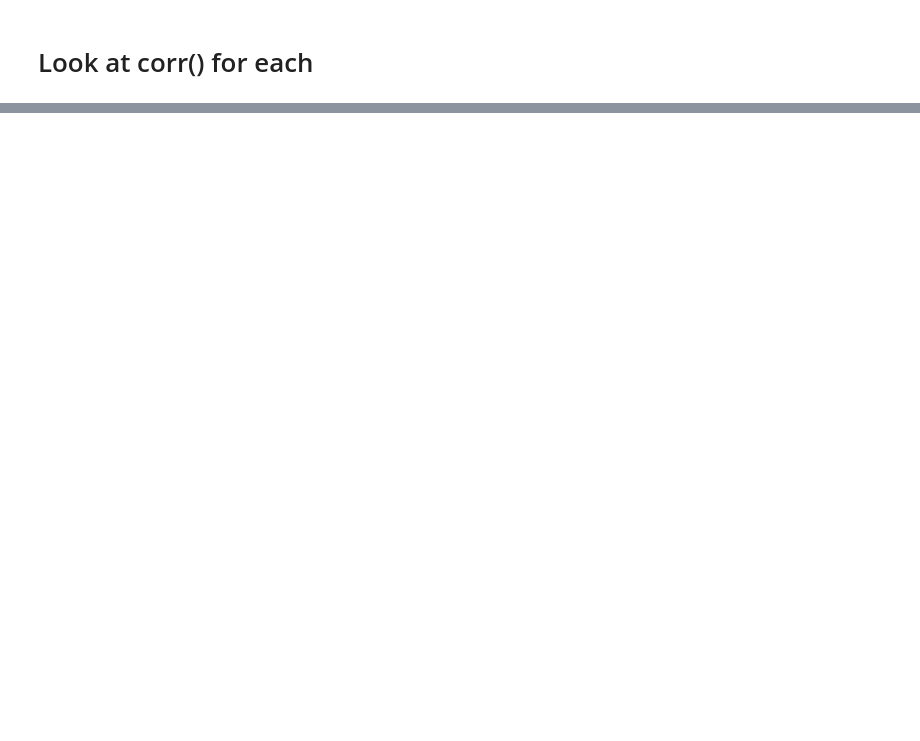
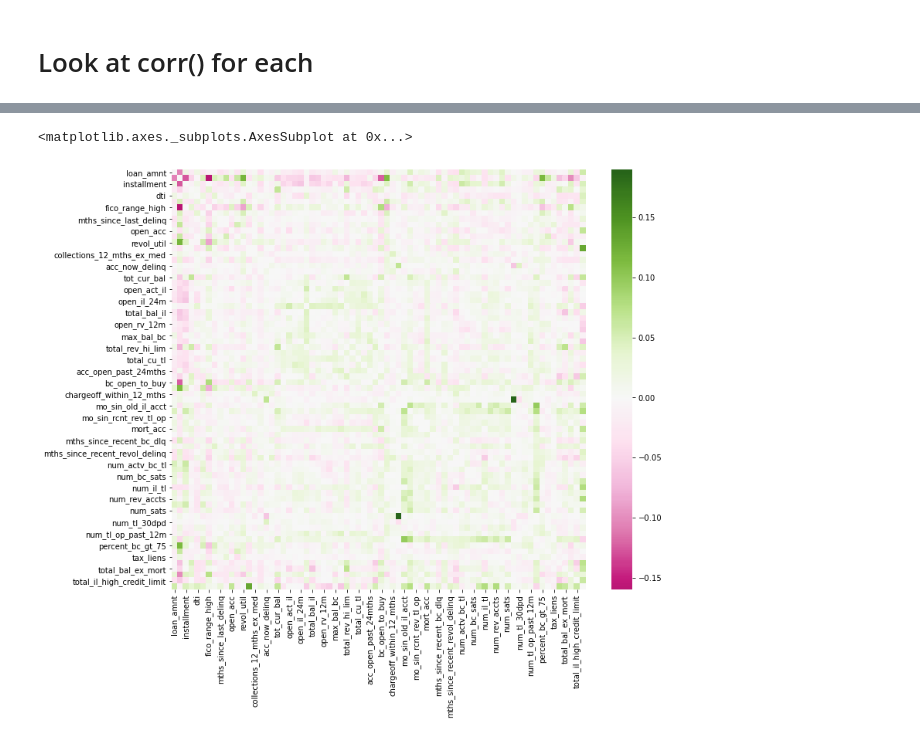
Before and after one commit to jjobes90/Loan-Approval, a Jupyter notebook: EDA_second_capstone.ipynb, the cells around one changed output, grey strips where cells are left out. Drawn from its saved outputs; the diff is of its cells as text; code cells hidden in the pictures; blank space fills up the shorter version.

```diff
--- a/EDA_second_capstone.ipynb
+++ b/EDA_second_capstone.ipynb
@@ -201,0 +65,13 @@ late.boxplot(column='loan_amnt')
+# %%
+# difference in corr() values from fully paid to charged off
+
+difference = wrangled_data[wrangled_data['loan_status'] == 'Fully Paid'].corr() - wrangled_data[wrangled_data['loan_status'] == 'Charged Off'].corr()
+
+plt.subplots(figsize=(12,10))
+sns.heatmap(difference, center=0, cmap="PiYG")
+
+# positive means Fully Paid is more correlated
+# negative means Charged Off is more correlated
+# %% [output]
+<matplotlib.axes._subplots.AxesSubplot at 0x...>
+[figure, added]
```
Also changed, not shown: parts of 67 cells of this notebook.
